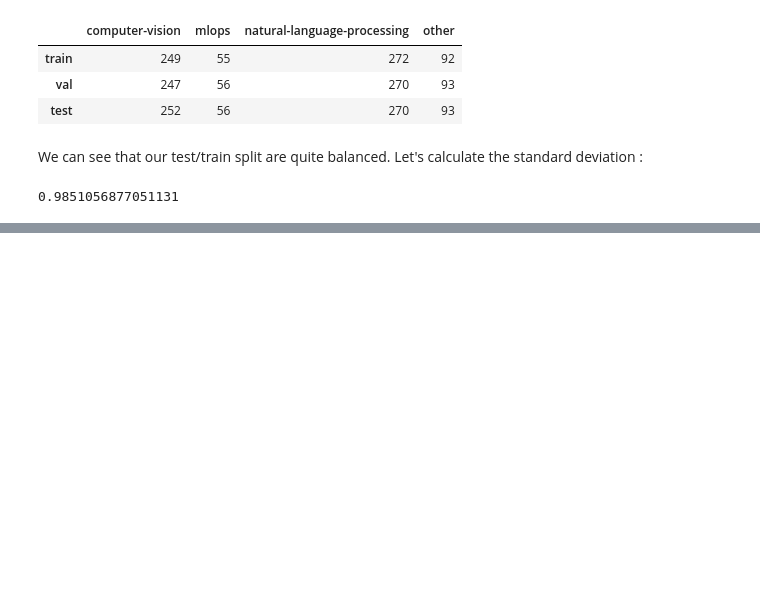
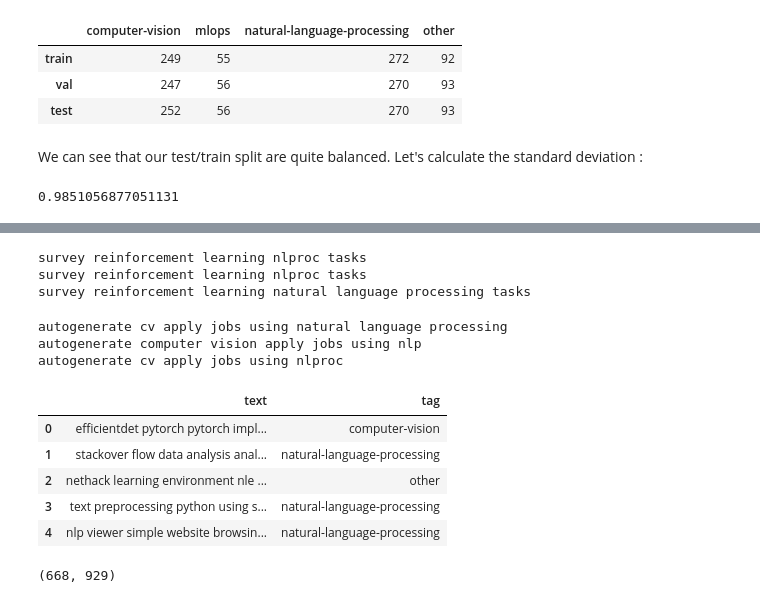
Before and after one commit to octave-ati/MLOps-Text-Classification, a Jupyter notebook: Notebook.ipynb, the cells around one changed output, grey strips where cells are left out. Cells and saved outputs as stored; diff of their text form; code cells hidden in the pictures; blank space fills up the shorter version.

```diff
--- a/Notebook.ipynb
+++ b/Notebook.ipynb
@@ -463,0 +539,10 @@ train_df.head()
+# %%
+# \b matches spaces
+def find_word(word, text):
+    word = word.replace("+", "\+")
+    pattern = re.compile(fr"\b({word})\b", flags=re.IGNORECASE)
+    return pattern.search(text)
+
+# Correct behavior (single instance)
+print (find_word("gan", "This is a gan."))
+print (find_word("gan", "This is gandalf."))
@@ -463,0 +587,63 @@ train_df.head()
+# %%
+#Using snorkel's transformations to apply this modification to our data
+
+from snorkel.augmentation import transformation_function
+
+@transformation_function()
+def swap_aliases(x):
+    """Swap ML keywords with their aliases."""
+    # Find all matches
+    matches = []
+    for i, tag in enumerate(flattened_aliases):
+        match = find_word(tag, x.text)
+        if match:
+            matches.append(match)
+    # Swap a random match with a random alias
+    if len(matches):
+        match = random.choice(matches)
+        tag = x.text[match.start():match.end()]
+        x.text = f"{x.text[:match.start()]}{random.choice(inflected_aliases[tag])}{x.text[match.end():]}"
+    return x
+# %%
+# Swap
+for i in range(3):
+    sample_df = pd.DataFrame([{"text": "a survey of reinforcement learning for nlp tasks."}])
+    sample_df.text = sample_df.text.apply(clean_text, lower=True, stem=False)
+    print (swap_aliases(sample_df.iloc[0]).text)
+# %% [output]
+survey reinforcement learning nlproc tasks
+survey reinforcement learning nlproc tasks
+survey reinforcement learning natural language processing tasks
+# %%
+
+# Undesired behavior (needs contextual insight)
+for i in range(3):
+    sample_df = pd.DataFrame([{"text": "Autogenerate your CV to apply for jobs using NLP."}])
+    sample_df.text = sample_df.text.apply(clean_text, lower=True, stem=False)
+    print (swap_aliases(sample_df.iloc[0]).text)
+# %% [output]
+autogenerate cv apply jobs using natural language processing
+autogenerate computer vision apply jobs using nlp
+autogenerate cv apply jobs using nlproc
+# %%
+# Defining an Augmentation Policy
+from snorkel.augmentation import ApplyOnePolicy, PandasTFApplier
+
+
+# Transformation function (TF) policy
+policy = ApplyOnePolicy(n_per_original=5, keep_original=True)
+tf_applier = PandasTFApplier([swap_aliases], policy)
+train_df_augmented = tf_applier.apply(train_df)
+train_df_augmented.drop_duplicates(subset=["text"], inplace=True)
+train_df_augmented.head()
+# %% [output]
+|  | text | tag |
+| 0 | efficientdet pytorch pytorch impl... | computer-vision |
+| 1 | stackover flow data analysis anal... | natural-language-processing |
+| 2 | nethack learning environment nle ... | other |
+| 3 | text preprocessing python using s... | natural-language-processing |
+| 4 | nlp viewer simple website browsin... | natural-language-processing |
+# %%
+len(train_df), len(train_df_augmented)
+# %% [output]
+(668, 929)
```
Also changed, not shown: parts of 16 cells of this notebook.
